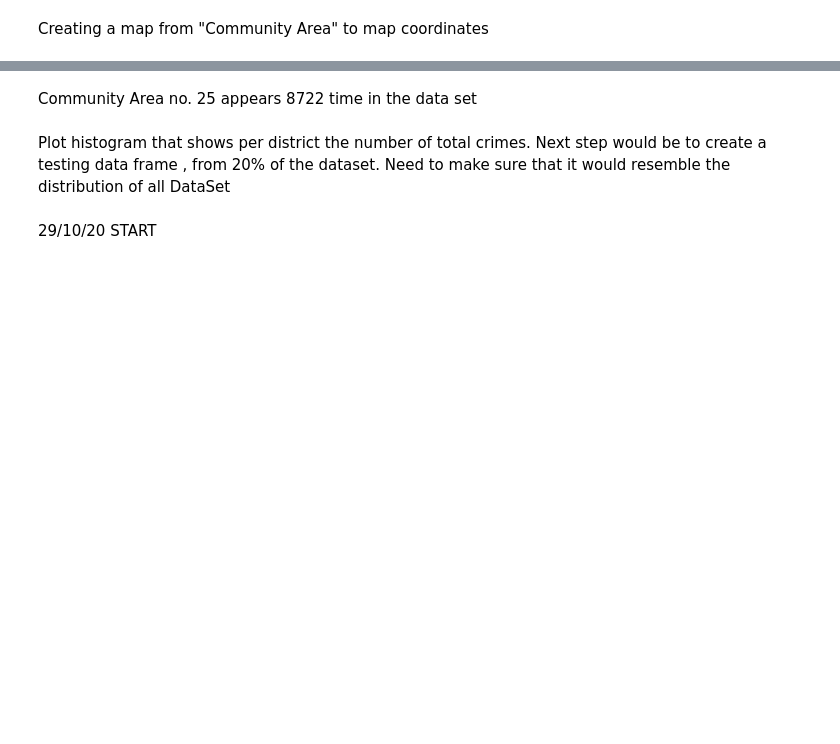
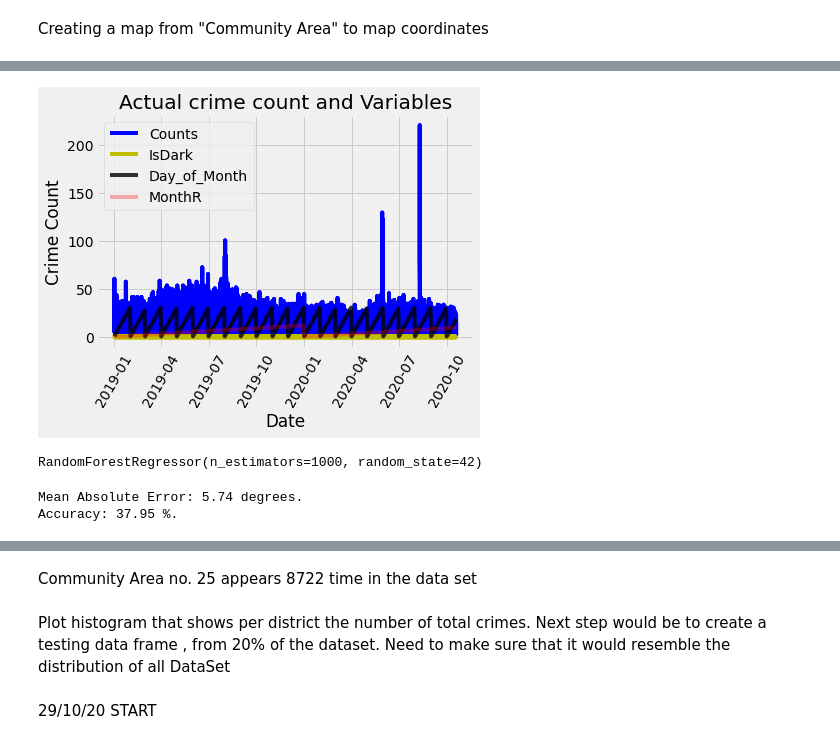
Before and after one commit to ShaharBirzon/ChicagoCrime-MSI, a Jupyter notebook: Chicago_ML_Skeleton.ipynb, the cells around one changed output, grey strips where cells are left out. Saved outputs shown, nothing was run; the diff lists cells and outputs as text; code cells hidden in the pictures; blank space fills up the shorter version.

```diff
--- a/Chicago_ML_Skeleton.ipynb
+++ b/Chicago_ML_Skeleton.ipynb
@@ -346,0 +504,3 @@ Should we  remove rows related to 6 days at the beginning of September?
+# %%
+features_list = list(features.columns)
+featuresR_list = list(featuresR.columns)
@@ -346,0 +727,17 @@ Should we  remove rows related to 6 days at the beginning of September?
+# %%
+# Make the data accessible for plotting
+true_data['IsDark'] = features[:, features_list.index('IsDark')]
+true_data['Day_of_Month'] = features[:, features_list.index('Day_of_Month')]
+true_data['MonthR'] = features[:, features_list.index('MonthR')]
+# Plot all the data as lines
+plt.plot(true_data['date'], true_data['Counts'], 'b-', label  = 'Counts', alpha = 1.0)
+plt.plot(true_data['date'], true_data['IsDark'], 'y-', label  = 'IsDark', alpha = 1.0)
+plt.plot(true_data['date'], true_data['Day_of_Month'], 'k-', label = 'Day_of_Month', alpha = 0.8)
+plt.plot(true_data['date'], true_data['MonthR'], 'r-', label = 'MonthR', alpha = 0.3)
+
+# Formatting plot
+plt.legend();
+plt.xticks(rotation = '60');# Lables and title
+plt.xlabel('Date'); plt.ylabel('Crime Count'); plt.title('Actual crime count and Variables');
+# %% [output]
+[figure, added]
@@ -346,0 +754,6 @@ Should we  remove rows related to 6 days at the beginning of September?
+# %%
+# Train the random forest
+rf_most_important.fit(train_important, train_labels)
+# Make predictions and determine the error
+# %% [output]
+RandomForestRegressor(n_estimators=1000, random_state=42)
@@ -346,0 +763,11 @@ Should we  remove rows related to 6 days at the beginning of September?
+# %%
+# Display the performance metrics
+print('Mean Absolute Error:', round(np.mean(errors), 2), 'degrees.')
+
+mape = np.mean(100 * (errors / test_labels))
+accuracy = 100 - mape
+
+print('Accuracy:', round(accuracy, 2), '%.')
+# %% [output]
+Mean Absolute Error: 5.74 degrees.
+Accuracy: 37.95 %.
```
Also changed, not shown: parts of 90 cells of this notebook.
